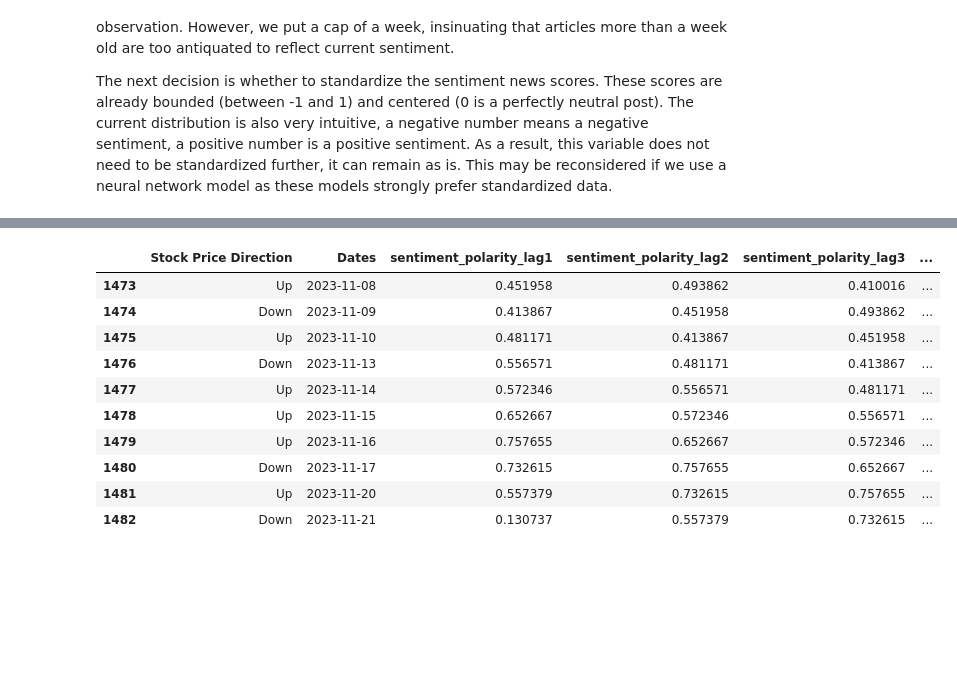
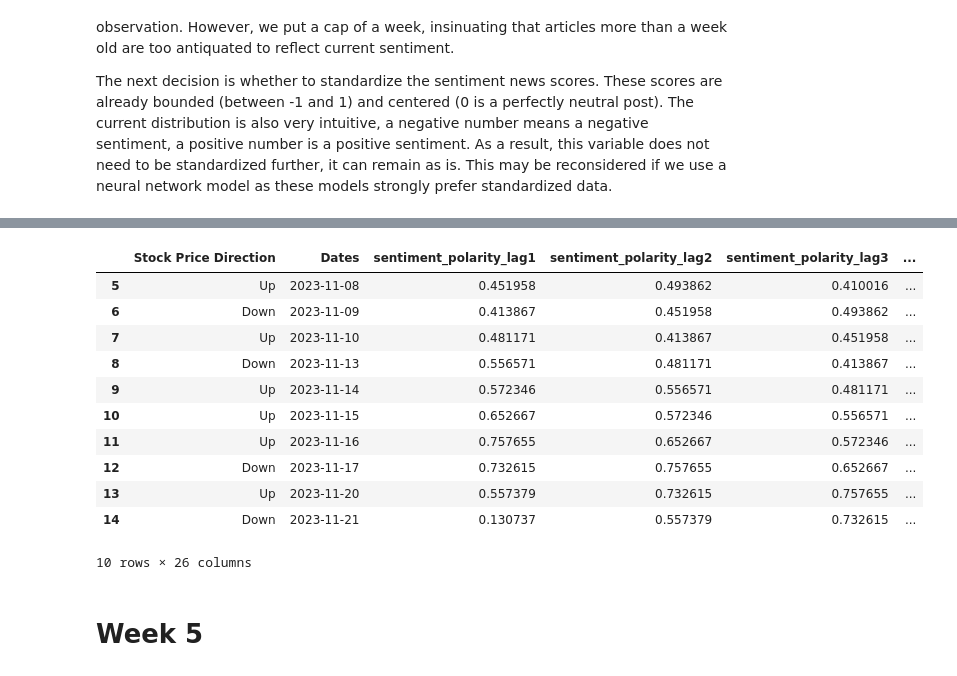
Before and after one commit to yvanlonginjr/market-sentiment-predictor, a Jupyter notebook: notebooks/Market_Sentiment_Predictor_Pipeline.ipynb, the cells around one changed output, grey strips where cells are left out. Saved outputs shown, nothing was run; the diff lists cells and outputs as text; code cells hidden in the pictures; blank space fills up the shorter version.

```diff
--- a/notebooks/Market_Sentiment_Predictor_Pipeline.ipynb
+++ b/notebooks/Market_Sentiment_Predictor_Pipeline.ipynb
@@ -860,21 +787,24 @@ Raw_X_train_agg = Raw_X_train.groupby('date').agg({
     'full_text': lambda x: ' '.join(x),  # Combine all text for the day
     'sentiment_neg': 'mean',
     'sentiment_neu': 'mean',
-    'sentiment_pos': 'mean'
+    'sentiment_pos': 'mean',
+    'sentiment_polarity': 'mean'
 })
 
 Raw_X_val_agg = Raw_X_val.groupby('date').agg({
     'full_text': lambda x: ' '.join(x),  # Combine all text for the day
     'sentiment_neg': 'mean',
     'sentiment_neu': 'mean',
-    'sentiment_pos': 'mean'
+    'sentiment_pos': 'mean',
+    'sentiment_polarity': 'mean'
 })
 
 Raw_X_test_agg = Raw_X_test.groupby('date').agg({
     'full_text': lambda x: ' '.join(x),  # Combine all text for the day
     'sentiment_neg': 'mean',
     'sentiment_neu': 'mean',
-    'sentiment_pos': 'mean'
+    'sentiment_pos': 'mean',
+    'sentiment_polarity': 'mean'
 })
 # %%
 Raw_X_train_agg.head(10)
@@ -903,15 +833,15 @@ Final_Raw_X_val['full_text'] = Final_Raw_X_val['full_text'].fillna('')
 Final_Raw_X_test['full_text'] = Final_Raw_X_test['full_text'].fillna('')
 
 # For Nan values in the sentiment columns, forwardfill up to 7 days ahead and replace remaining NaNs with 0.
-for col in ['sentiment_neg', 'sentiment_neu', 'sentiment_pos']:
+for col in ['sentiment_neg', 'sentiment_neu', 'sentiment_pos', 'sentiment_polarity']:
     Final_Raw_X_train[col] = Final_Raw_X_train[col].fillna(method='ffill', limit=7).fillna(0)
     Final_Raw_X_val[col] = Final_Raw_X_val[col].fillna(method='ffill', limit=7).fillna(0)
     Final_Raw_X_test[col] = Final_Raw_X_test[col].fillna(method='ffill', limit=7).fillna(0)
 # %%
 # Create stock price direction target variable: 'up' if current day's price is higher than previous day, 'down' if lower or equal.
-Final_Raw_X_train['Stock Price Direction'] = (Final_Raw_X_train['AAPL Share Price'] > Final_Raw_X_train['AAPL Share Price'].shift(1)).map({True: 'up', False: 'down'})
-Final_Raw_X_val['Stock Price Direction'] = (Final_Raw_X_val['AAPL Share Price'] > Final_Raw_X_val['AAPL Share Price'].shift(1)).map({True: 'up', False: 'down'})
-Final_Raw_X_test['Stock Price Direction'] = (Final_Raw_X_test['AAPL Share Price'] > Final_Raw_X_test['AAPL Share Price'].shift(1)).map({True: 'up', False: 'down'})
+#Final_Raw_X_train['Stock Price Direction'] = (Final_Raw_X_train['AAPL Share Price'] > Final_Raw_X_train['AAPL Share Price'].shift(1)).map({True: 'up', False: 'down'})
+#Final_Raw_X_val['Stock Price Direction'] = (Final_Raw_X_val['AAPL Share Price'] > Final_Raw_X_val['AAPL Share Price'].shift(1)).map({True: 'up', False: 'down'})
+#Final_Raw_X_test['Stock Price Direction'] = (Final_Raw_X_test['AAPL Share Price'] > Final_Raw_X_test['AAPL Share Price'].shift(1)).map({True: 'up', False: 'down'})
 # %%
 Final_Raw_X_train.head(10)
 # %% [output]
@@ -1005,22 +935,17 @@ The next decision is on missing data. All missing data comes from the sentiment
 
 The next decision is whether to standardize the sentiment news scores. These scores are already bounded (between -1 and 1) and centered (0 is a perfectly neutral post). The current distribution is also very intuitive, a negative number means a negative sentiment, a positive number is a positive sentiment. As a result, this variable does not need to be standardized further, it can remain as is. This may be reconsidered if we use a neural network model as these models strongly prefer standardized data.
 # %%
-def data_cleaning(df):
-    #forward fill, but only up to a week
-    df['sentiment_polarity'] = df['sentiment_polarity'].ffill(limit=7)
+def data_cleaning(sentiment_data, ts_data):
 
-    #create lags for price and sentiment polarity variables. Recreate methodology from price datset
+    #join on date
+    df = pd.merge(sentiment_data, ts_data, how = 'right', left_on = 'Dates', right_on = 'Dates')
+
     for i in range(1, 6):
         #create lags for both price and sentiment polarity variables
-        df[f'aapl_price_lag{i}'] = df['AAPL Share Price'].shift(i)
         df[f'sentiment_polarity_lag{i}'] = df['sentiment_polarity'].shift(i)
-
-        #create a price direction lag variable. These are "one-hot encoded" since they are binary. 1 = UP, 0 = DOWN
-        if i > 1:
-            df[f'aapl_price_direction_lag{i-1}'] =  (df[f'aapl_price_lag{i-1}'] - df[f'aapl_price_lag{i}'] > 0).astype(int)
-
-    #create a price direction variable, this is the target variable as discussed in Week 3
-    df['Stock Price Direction'] = (df['AAPL Share Price'] - df['aapl_price_lag1']).apply(lambda x: 'Up' if x > 0 else 'Down')
+        df[f'sentiment_pos_lag{i}'] = df['sentiment_pos'].shift(i)
+        df[f'sentiment_neu_lag{i}'] = df['sentiment_neu'].shift(i)
+        df[f'sentiment_neg_lag{i}'] = df['sentiment_neg'].shift(i)
 
     #drop rows that are missing lagged variables
     df.dropna(inplace = True)
@@ -1029,7 +954,7 @@ def data_cleaning(df):
     df.drop_duplicates(inplace = True)
 
     #pick the final columns for our dataset
-    final_df = df[['Stock Price Direction', 'Dates', 'sentiment_polarity_lag1', 'sentiment_polarity_lag2', 'sentiment_polarity_lag3', 'sentiment_polarity_lag4', 'sentiment_polarity_lag5', 'aapl_price_direction_lag1', 'aapl_price_direction_lag2', 'aapl_price_direction_lag3', 'aapl_price_direction_lag4']]
+    final_df = df[['Stock Price Direction', 'AAPL Share Price', 'Dates', 'sentiment_polarity', 'sentiment_polarity_lag1', 'sentiment_polarity_lag2', 'sentiment_polarity_lag3', 'sentiment_polarity_lag4', 'sentiment_polarity_lag5', 'sentiment_pos_lag1', 'sentiment_pos_lag2', 'sentiment_pos_lag3', 'sentiment_pos_lag4', 'sentiment_pos_lag5', 'sentiment_neu_lag1', 'sentiment_neu_lag2', 'sentiment_neu_lag3', 'sentiment_neu_lag4', 'sentiment_neu_lag5', 'sentiment_neg_lag1', 'sentiment_neg_lag2', 'sentiment_neg_lag3', 'sentiment_neg_lag4', 'sentiment_neg_lag5', 'aapl_price_direction_lag1', 'aapl_price_direction_lag2', 'aapl_price_direction_lag3', 'aapl_price_direction_lag4']]
 
     return final_df
 # %%
@@ -1067,16 +1025,20 @@ cleaned_com_val.head(10)
 # %%
 #perform data cleaning for test dataset
-cleaned_com_test = data_cleaning(com_test)
+cleaned_com_test = data_cleaning(Final_Raw_X_test, cleaned_ts_test)
+cleaned_com_test.drop(columns = ['sentiment_polarity', 'AAPL Share Price'], inplace = True)
 cleaned_com_test.head(10)
 # %% [output]
 |  | Stock Price Direction | Dates | sentiment_polarity_lag1 | sentiment_polarity_lag2 | sentiment_polarity_lag3 | ... |
-| 1473 | Up | 2023-11-08 | 0.451958 | 0.493862 | 0.410016 | ... |
-| 1474 | Down | 2023-11-09 | 0.413867 | 0.451958 | 0.493862 | ... |
-| 1475 | Up | 2023-11-10 | 0.481171 | 0.413867 | 0.451958 | ... |
-| 1476 | Down | 2023-11-13 | 0.556571 | 0.481171 | 0.413867 | ... |
-| 1477 | Up | 2023-11-14 | 0.572346 | 0.556571 | 0.481171 | ... |
-| 1478 | Up | 2023-11-15 | 0.652667 | 0.572346 | 0.556571 | ... |
-| 1479 | Up | 2023-11-16 | 0.757655 | 0.652667 | 0.572346 | ... |
-| 1480 | Down | 2023-11-17 | 0.732615 | 0.757655 | 0.652667 | ... |
-| 1481 | Up | 2023-11-20 | 0.557379 | 0.732615 | 0.757655 | ... |
-| 1482 | Down | 2023-11-21 | 0.130737 | 0.557379 | 0.732615 | ... |
+| 5 | Up | 2023-11-08 | 0.451958 | 0.493862 | 0.410016 | ... |
+| 6 | Down | 2023-11-09 | 0.413867 | 0.451958 | 0.493862 | ... |
+| 7 | Up | 2023-11-10 | 0.481171 | 0.413867 | 0.451958 | ... |
+| 8 | Down | 2023-11-13 | 0.556571 | 0.481171 | 0.413867 | ... |
+| 9 | Up | 2023-11-14 | 0.572346 | 0.556571 | 0.481171 | ... |
+| 10 | Up | 2023-11-15 | 0.652667 | 0.572346 | 0.556571 | ... |
+| 11 | Up | 2023-11-16 | 0.757655 | 0.652667 | 0.572346 | ... |
+| 12 | Down | 2023-11-17 | 0.732615 | 0.757655 | 0.652667 | ... |
+| 13 | Up | 2023-11-20 | 0.557379 | 0.732615 | 0.757655 | ... |
+| 14 | Down | 2023-11-21 | 0.130737 | 0.557379 | 0.732615 | ... |
+10 rows × 26 columns
+# %% [markdown]
+# Week 5
```
Also changed, not shown: parts of 35 cells of this notebook.
